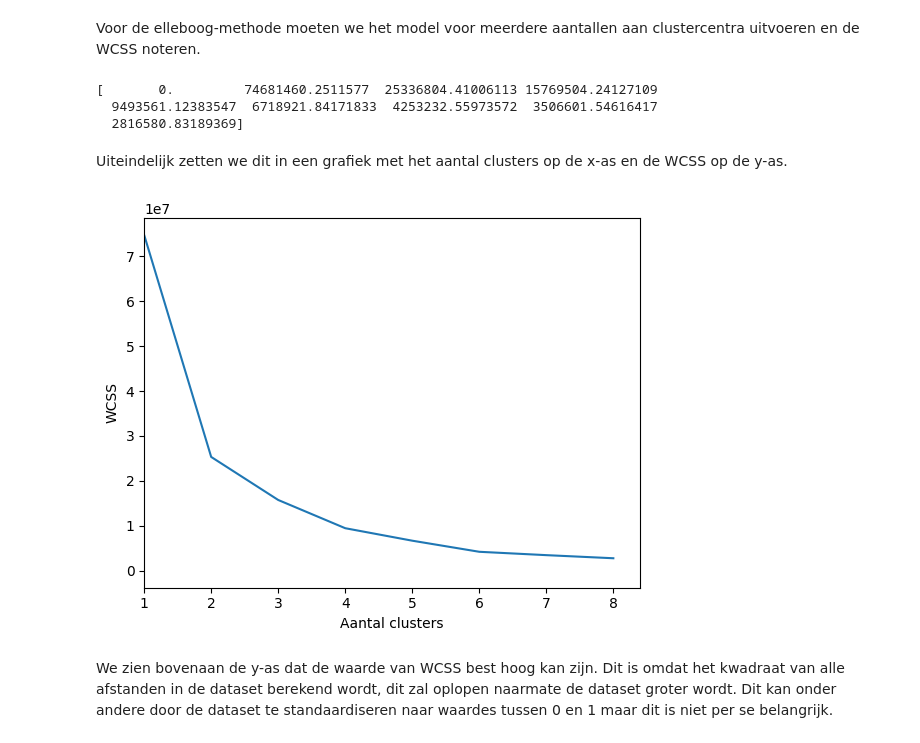
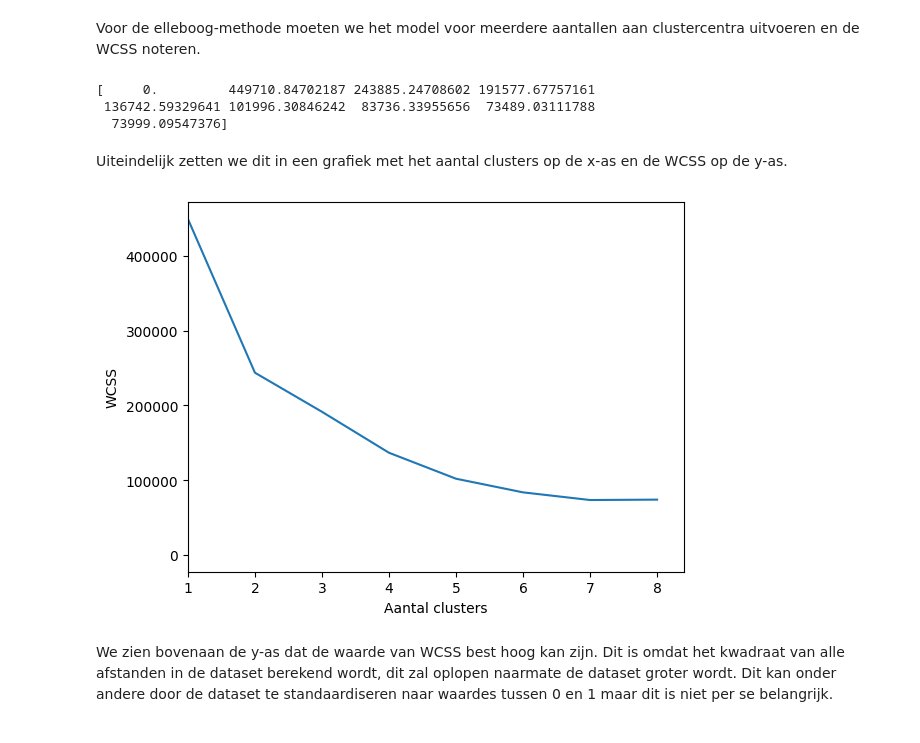
Before and after one commit to JBierenbroodspot/ipass-23-24, a Jupyter notebook: notebook/error.ipynb, the cells around one changed output. Cells and saved outputs as stored; diff of their text form; code cells hidden in the pictures.

```diff
--- a/notebook/error.ipynb
+++ b/notebook/error.ipynb
@@ -37,11 +37,11 @@ def get_wcss[DataT: Any](
         closest_centers: npt.NDArray[np.int64],
         cluster_centers: npt.NDArray[DataT]
 ) -> np.float64:
-    closest_center: np.int64
+    closest_center: int
     data_point: npt.NDArray[DataT]
     result: np.float64 = np.float64(0.0)
 
-    for closest_center in closest_centers:
+    for closest_center in range(len(cluster_centers)):
         cluster: npt.NDArray[DataT] = data[closest_centers == closest_center, :]
         for data_point in cluster:
             result += np.sum((data_point - cluster_centers[closest_center]) ** 2)
@@ -90,20 +90,21 @@ for i in range(1, run_count):
 
 print(model_score)
 # %% [output]
-[       0.         74681460.2511577  25336804.41006113 15769504.24127109
-  9493561.12383547  6718921.84171833  4253232.55973572  3506601.54616417
-  2816580.83189369]
+[     0.         449710.84702187 243885.24708602 191577.67757161
+ 136742.59329641 101996.30846242  83736.33955656  73489.03111788
+  73999.09547376]
 # %% [markdown]
 Uiteindelijk zetten we dit in een grafiek met het aantal clusters op de x-as en
 de WCSS op de y-as.
 # %%
 plt.plot(model_score)
 plt.xlim(left=1)
 plt.xlabel("Aantal clusters")
 plt.ylabel("WCSS")
+plt.title("")
 plt.show()
 # %% [output]
-[figure, old version]
+[figure, new version]
 # %% [markdown]
 We zien bovenaan de y-as dat de waarde van WCSS best hoog kan zijn. Dit is omdat
 het kwadraat van alle afstanden in de dataset berekend wordt, dit zal oplopen
```
Also changed, not shown: parts of 6 cells of this notebook.
